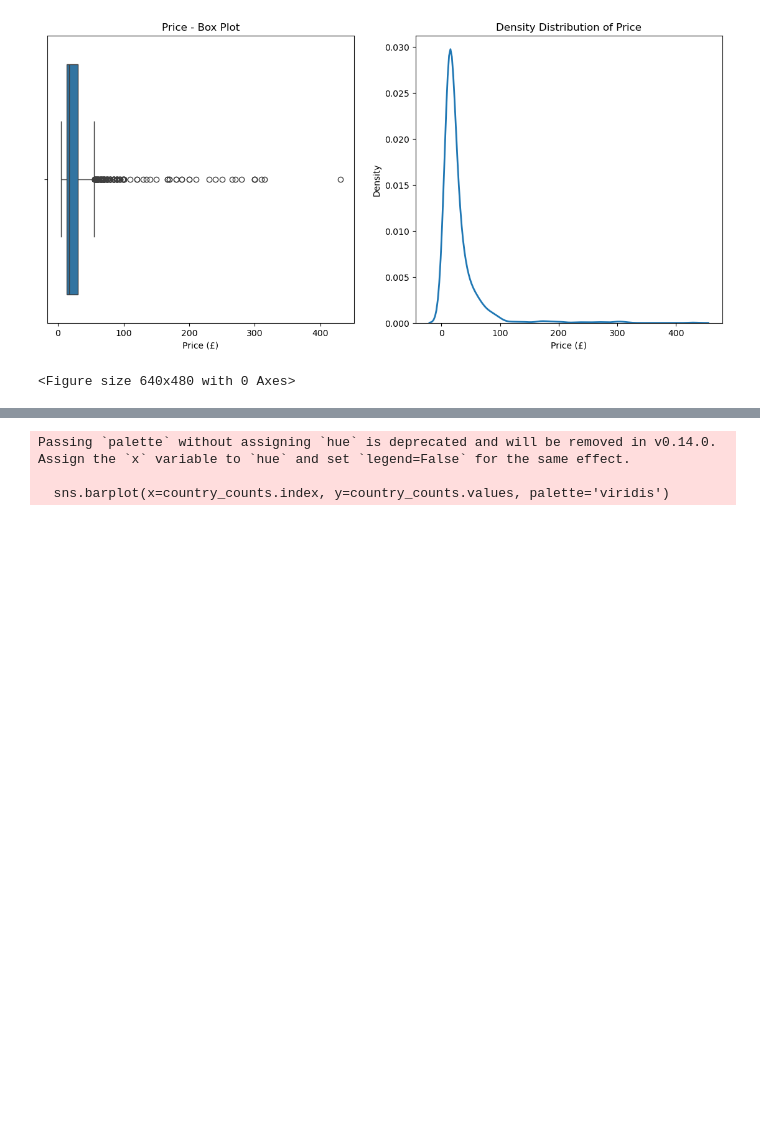
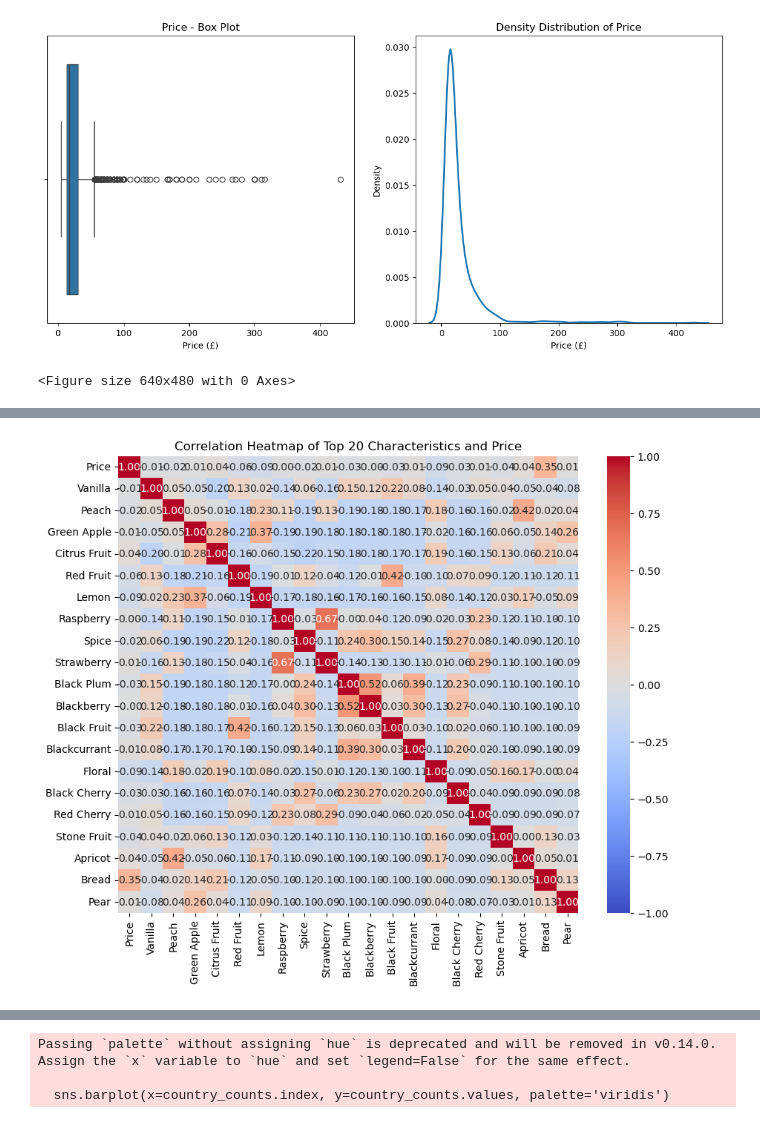
Before and after one commit to lwq1023999/COMP5712-group_coursework, a Jupyter notebook: notebook/Group project.ipynb, the cells around one changed output, grey strips where cells are left out. Drawn from its saved outputs; the diff is of its cells as text; code cells hidden in the pictures; blank space fills up the shorter version.

```diff
--- a/notebook/Group project.ipynb
+++ b/notebook/Group project.ipynb
@@ -216,0 +121,2 @@ wine_clean['Unit'] = wine_clean['Unit'].fillna(wine_clean['Unit'].mode()[0])
+# %%
+wine_clean.drop(['Description','Secondary Grape Varieties'],axis=1, inplace = True)
@@ -541,0 +479,13 @@ Number of categories: 33
+# %%
+# Count the frequency of each characteristic
+characteristics_split = wine_clean['Characteristics'].dropna().str.split(',').explode().str.strip()
+characteristic_counts = characteristics_split.value_counts()
+
+# Adjust display options to show all rows
+pd.set_option('display.max_rows', None)
+
+# Print all characteristic counts
+print(characteristic_counts)
+
+# Reset the display option back to default after viewing
+pd.reset_option('display.max_rows')
@@ -541,0 +510,18 @@ Number of categories: 33
+# %%
+# Select the top 20 most frequent characteristics
+top_20_characteristics = characteristic_counts.head(20).index
+
+# One-Hot Encode the top 20 characteristics
+for char in top_20_characteristics:
+    wine_clean[char] = wine_clean['Characteristics'].fillna('').apply(lambda x: 1 if char in x else 0)
+
+# Create a correlation matrix for top 20 characteristics and Price
+correlation_matrix = wine_clean[['Price'] + top_20_characteristics.tolist()].corr()
+
+# Plot the heatmap
+plt.figure(figsize=(10, 8))
+sns.heatmap(correlation_matrix, annot=True, cmap="coolwarm", fmt=".2f", vmin=-1, vmax=1)
+plt.title("Correlation Heatmap of Top 20 Characteristics and Price")
+plt.show()
+# %% [output]
+[figure, added]
```
Also changed, not shown: parts of 70 cells of this notebook.
